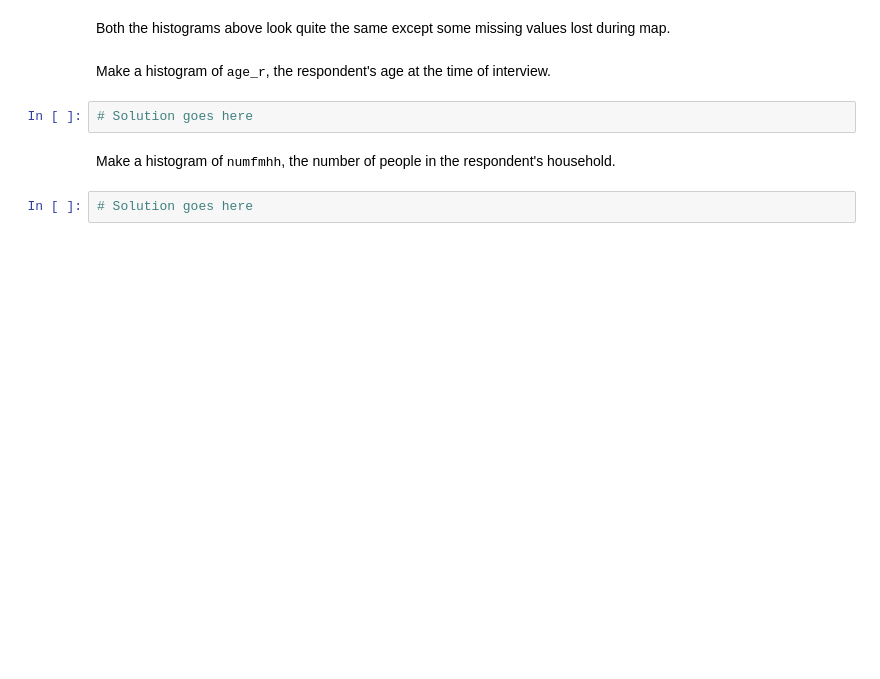
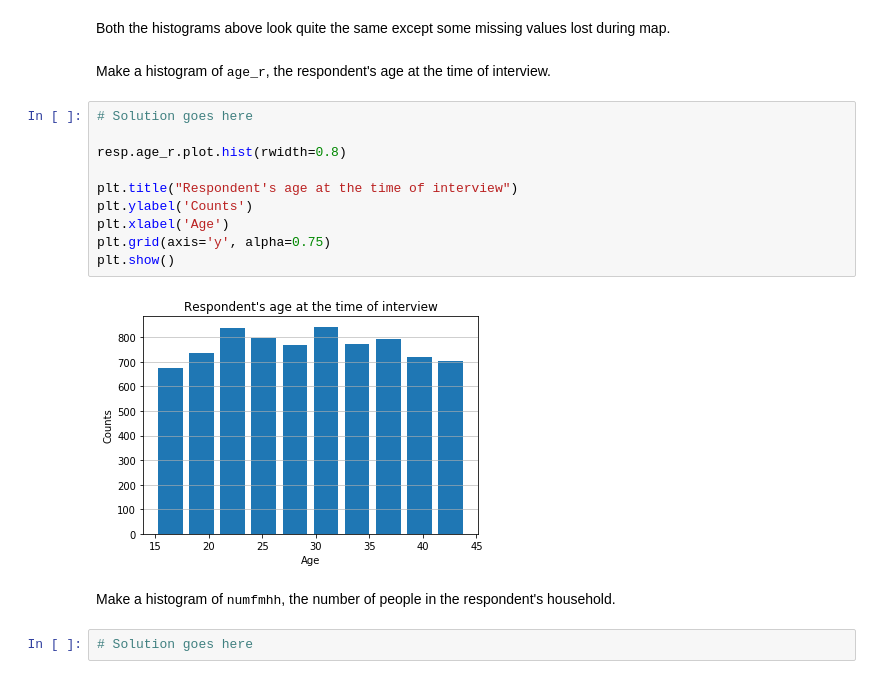
Before and after one commit to dteklavya/ThinkStats2, a Jupyter notebook: code/chap02ex.ipynb, the cells around one changed output. Cells and saved outputs as stored; diff of their text form; blank space fills up the shorter version.

Commit message:
Age distribution of respondents at the time of interview.

```diff
--- a/code/chap02ex.ipynb
+++ b/code/chap02ex.ipynb
@@ -330,8 +330,18 @@ plt.show()
 Both the histograms above look quite the same except some missing values lost during map.
 # %% [markdown]
 Make a histogram of <tt>age_r</tt>, the respondent's age at the time of interview.
-# %%
-# Solution goes here
+# %%
+# Solution goes here
+
+resp.age_r.plot.hist(rwidth=0.8)
+
+plt.title("Respondent's age at the time of interview")
+plt.ylabel('Counts')
+plt.xlabel('Age')
+plt.grid(axis='y', alpha=0.75)
+plt.show()
+# %% [output]
+[figure, added]
 # %% [markdown]
 Make a histogram of <tt>numfmhh</tt>, the number of people in the respondent's household.
 # %%
```
